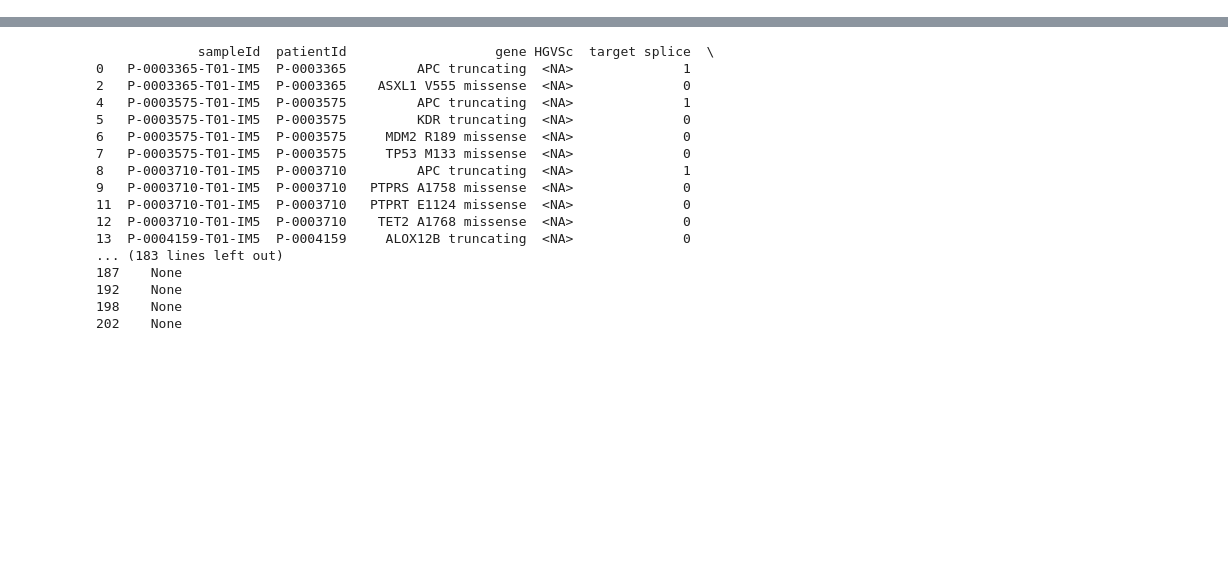
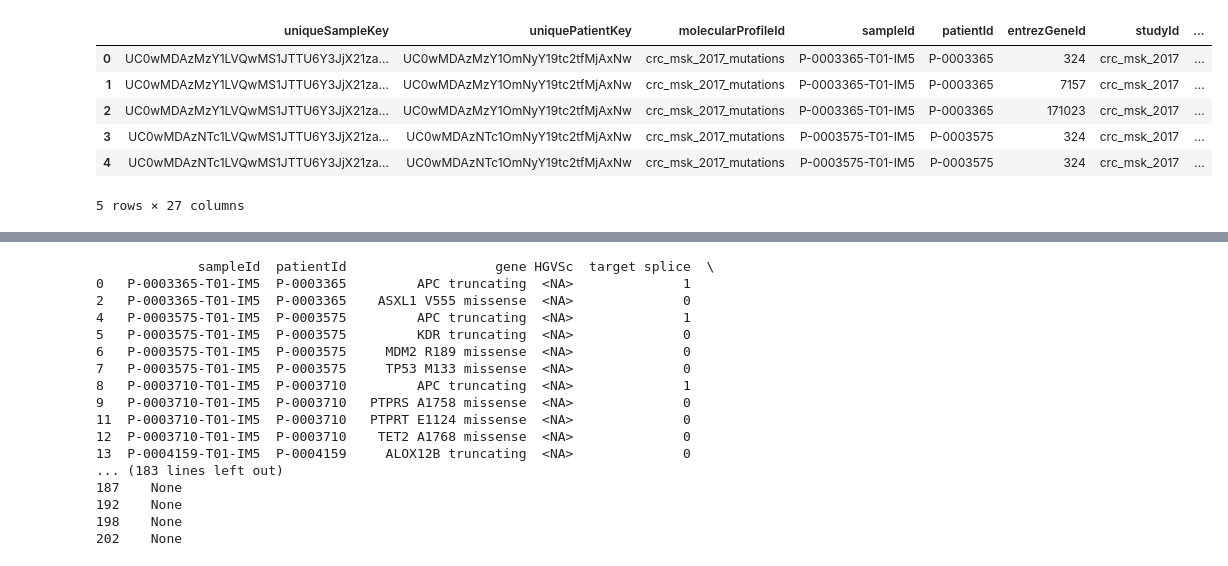
Before and after one commit to fredwdickinson/rscam-g6, a Jupyter notebook: all_mutations_COSMIC.ipynb, the cells around one changed output, grey strips where cells are left out. Drawn from its saved outputs; the diff is of its cells as text; code cells hidden in the pictures; blank space fills up the shorter version.

```diff
--- a/all_mutations_COSMIC.ipynb
+++ b/all_mutations_COSMIC.ipynb
@@ -42,3 +42,13 @@ mut.to_csv("all_mutations_crc_msk2017_samples.csv", index=False)
 
 
 # repeat if there are >1 studies, and merge into a single mut file
+# %%
+mut.head()
+# %% [output]
+|  | uniqueSampleKey | uniquePatientKey | molecularProfileId | sampleId | patientId | entrezGeneId | studyId | ... |
+| 0 | UC0wMDAzMzY1LVQwMS1JTTU6Y3JjX21za... | UC0wMDAzMzY1OmNyY19tc2tfMjAxNw | crc_msk_2017_mutations | P-0003365-T01-IM5 | P-0003365 | 324 | crc_msk_2017 | ... |
+| 1 | UC0wMDAzMzY1LVQwMS1JTTU6Y3JjX21za... | UC0wMDAzMzY1OmNyY19tc2tfMjAxNw | crc_msk_2017_mutations | P-0003365-T01-IM5 | P-0003365 | 7157 | crc_msk_2017 | ... |
+| 2 | UC0wMDAzMzY1LVQwMS1JTTU6Y3JjX21za... | UC0wMDAzMzY1OmNyY19tc2tfMjAxNw | crc_msk_2017_mutations | P-0003365-T01-IM5 | P-0003365 | 171023 | crc_msk_2017 | ... |
+| 3 | UC0wMDAzNTc1LVQwMS1JTTU6Y3JjX21za... | UC0wMDAzNTc1OmNyY19tc2tfMjAxNw | crc_msk_2017_mutations | P-0003575-T01-IM5 | P-0003575 | 324 | crc_msk_2017 | ... |
+| 4 | UC0wMDAzNTc1LVQwMS1JTTU6Y3JjX21za... | UC0wMDAzNTc1OmNyY19tc2tfMjAxNw | crc_msk_2017_mutations | P-0003575-T01-IM5 | P-0003575 | 324 | crc_msk_2017 | ... |
+5 rows × 27 columns
```
Also changed, not shown: parts of 4 cells of this notebook.
